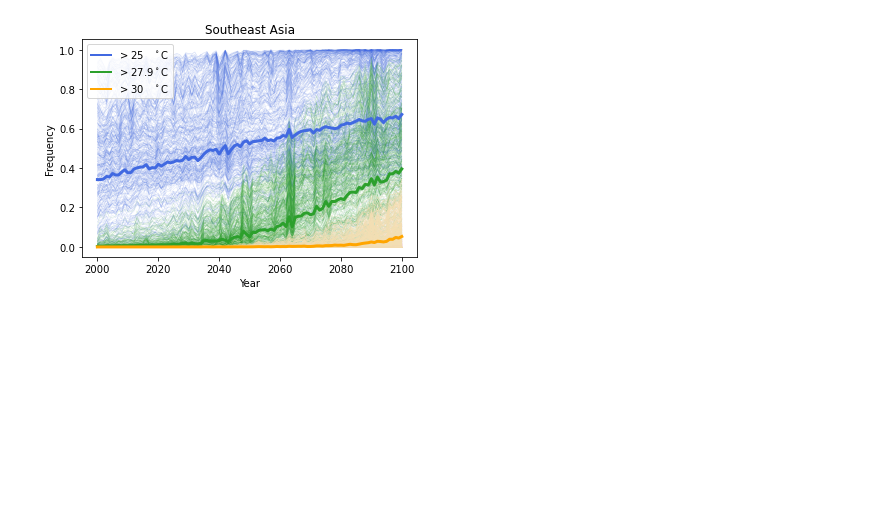
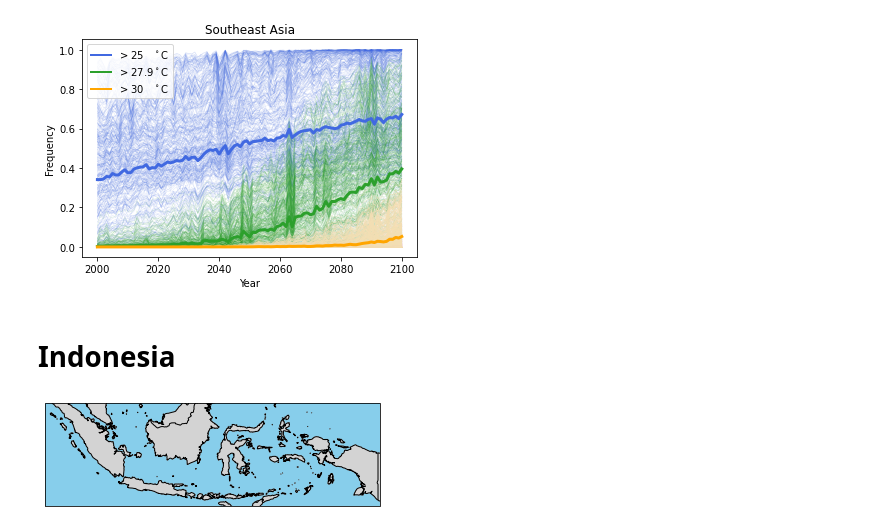
Before and after one commit to KYan19/pei, a Jupyter notebook: notebooks/5.5_SpatialThres.ipynb, the cells around one changed output. Saved outputs shown, nothing was run; the diff lists cells and outputs as text; code cells hidden in the pictures; blank space fills up the shorter version.

```diff
--- a/notebooks/5.5_SpatialThres.ipynb
+++ b/notebooks/5.5_SpatialThres.ipynb
@@ -132,3 +129,9 @@ fig,ax=plt.subplots()
 point_map(ds,land_area_adj,region,ax)
 # %% [output]
 [figure]
+# %% [markdown]
+# Indonesia
+# %%
+mf.map_region('Indonesia')
+# %% [output]
+[figure, added]
```
Also changed, not shown: parts of 15 cells of this notebook, 1 other file.
